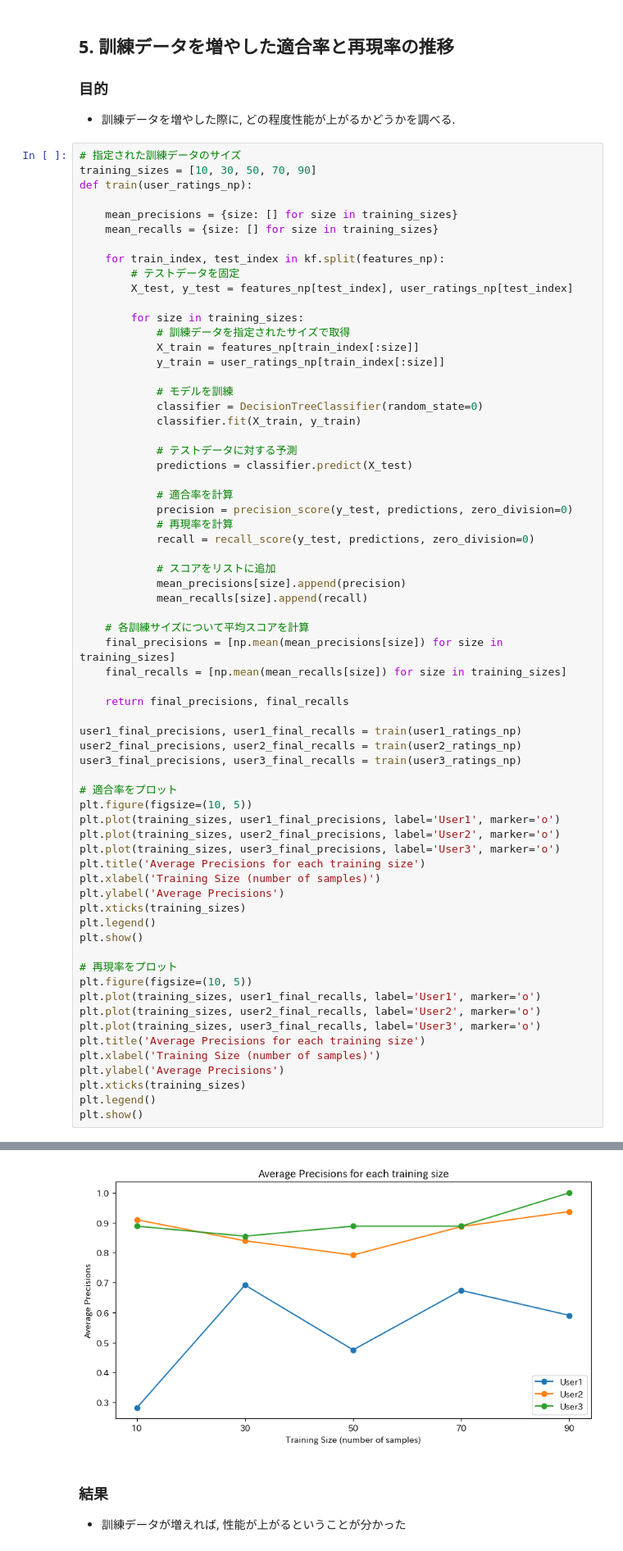
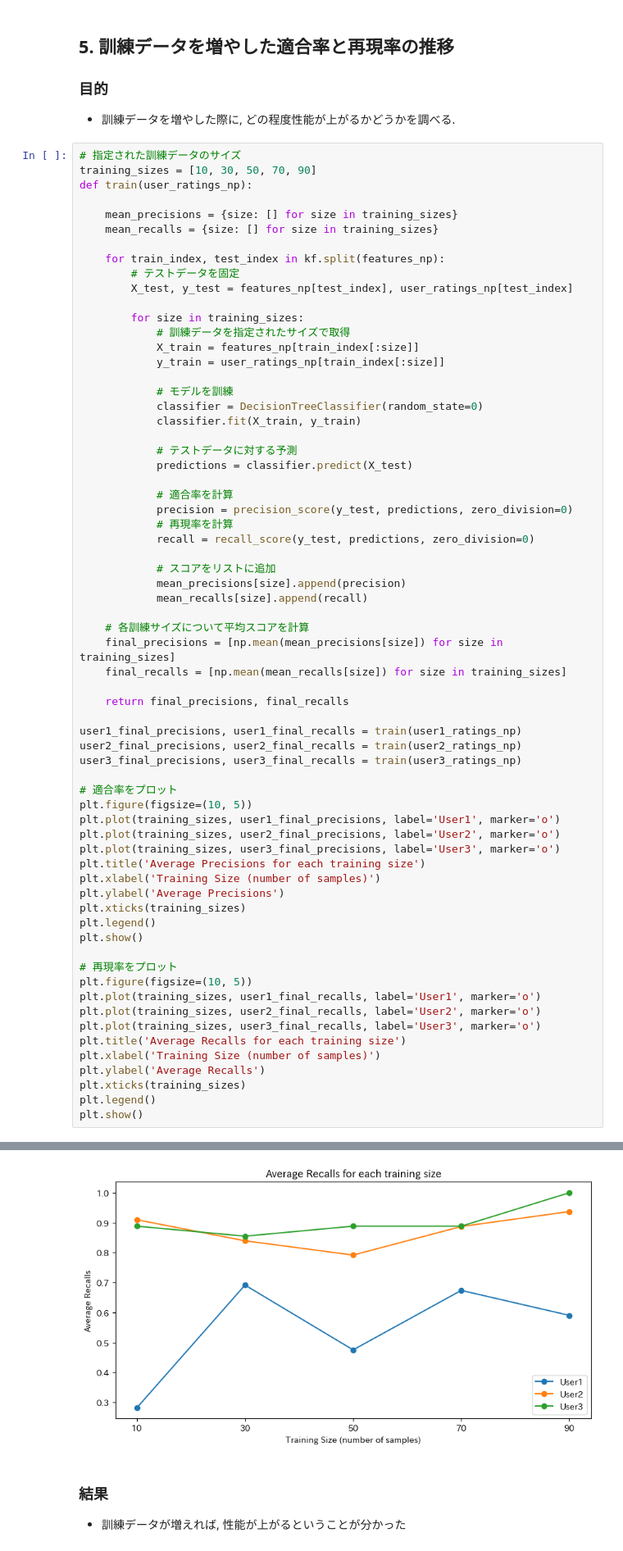
Before and after one commit to Ryosuke1025/RecommenderAlgorithm, a Jupyter notebook: recommender.ipynb, the cells around one changed output, grey strips where cells are left out. Shown at 82% size. Cells and saved outputs as stored; diff of their text form.

```diff
--- a/recommender.ipynb
+++ b/recommender.ipynb
@@ -271,36 +271,36 @@ def train(user_ratings_np):
 
     return final_precisions, final_recalls
 
 user1_final_precisions, user1_final_recalls = train(user1_ratings_np)
 user2_final_precisions, user2_final_recalls = train(user2_ratings_np)
 user3_final_precisions, user3_final_recalls = train(user3_ratings_np)
 
 # 適合率をプロット
 plt.figure(figsize=(10, 5))
 plt.plot(training_sizes, user1_final_precisions, label='User1', marker='o')
 plt.plot(training_sizes, user2_final_precisions, label='User2', marker='o')
 plt.plot(training_sizes, user3_final_precisions, label='User3', marker='o')
 plt.title('Average Precisions for each training size')
 plt.xlabel('Training Size (number of samples)')
 plt.ylabel('Average Precisions')
 plt.xticks(training_sizes)
 plt.legend()
 plt.show()
 
 # 再現率をプロット
 plt.figure(figsize=(10, 5))
 plt.plot(training_sizes, user1_final_recalls, label='User1', marker='o')
 plt.plot(training_sizes, user2_final_recalls, label='User2', marker='o')
 plt.plot(training_sizes, user3_final_recalls, label='User3', marker='o')
-plt.title('Average Precisions for each training size')
+plt.title('Average Recalls for each training size')
 plt.xlabel('Training Size (number of samples)')
-plt.ylabel('Average Precisions')
+plt.ylabel('Average Recalls')
 plt.xticks(training_sizes)
 plt.legend()
 plt.show()
 # %% [output]
 [figure]
-[figure, old version]
+[figure, new version]
 # %% [markdown]
 ### 結果
 - 訓練データが増えれば, 性能が上がるということが分かった
```
Also changed, not shown: parts of 4 cells of this notebook, 2 other files.
